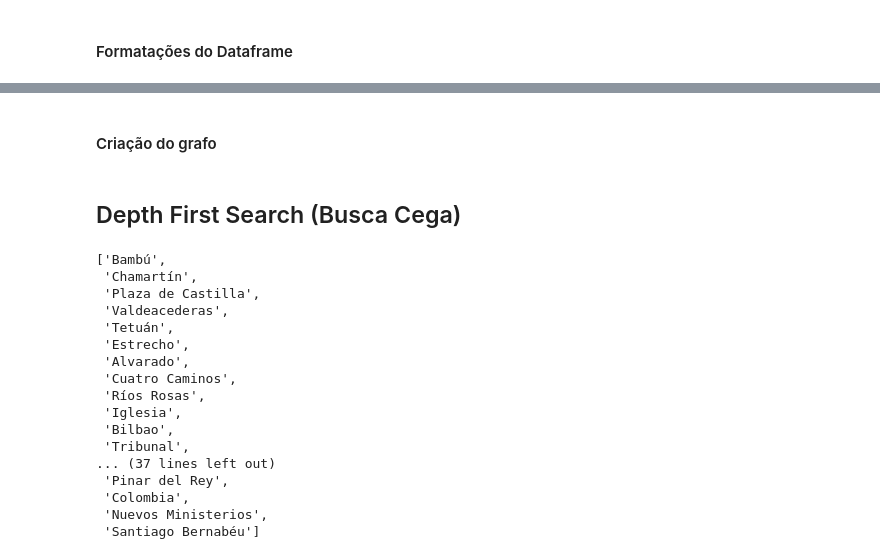
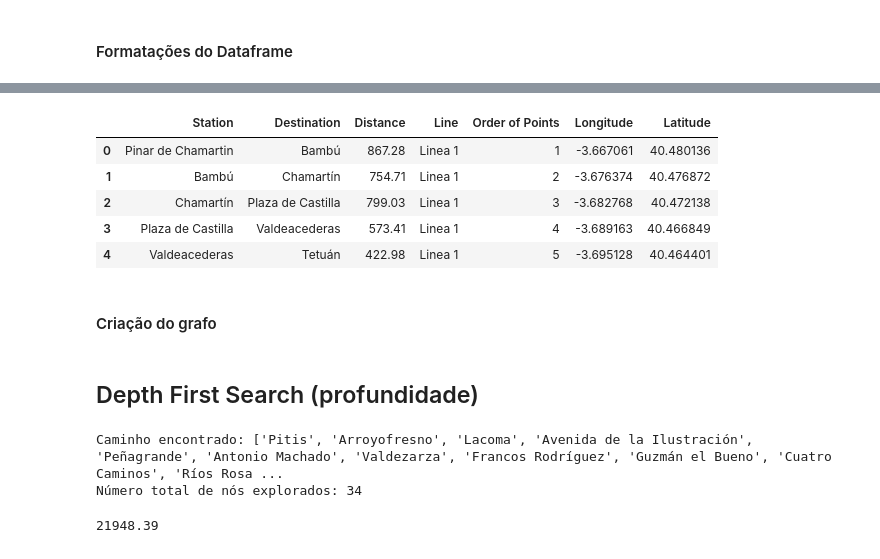
Before and after one commit to thiagodalladea/BuscaHeuristica, a Jupyter notebook: DFS.ipynb, the cells around one changed output, grey strips where cells are left out. Cells and saved outputs as stored; diff of their text form; code cells hidden in the pictures.

```diff
--- a/DFS.ipynb
+++ b/DFS.ipynb
@@ -69,3 +69,12 @@ df = pd.concat([df, new_rows], ignore_index=True)
+# %%
+df.head()
+# %% [output]
+|  | Station | Destination | Distance | Line | Order of Points | Longitude | Latitude |
+| 0 | Pinar de Chamartin | Bambú | 867.28 | Linea 1 | 1 | -3.667061 | 40.480136 |
+| 1 | Bambú | Chamartín | 754.71 | Linea 1 | 2 | -3.676374 | 40.476872 |
+| 2 | Chamartín | Plaza de Castilla | 799.03 | Linea 1 | 3 | -3.682768 | 40.472138 |
+| 3 | Plaza de Castilla | Valdeacederas | 573.41 | Linea 1 | 4 | -3.689163 | 40.466849 |
+| 4 | Valdeacederas | Tetuán | 422.98 | Linea 1 | 5 | -3.695128 | 40.464401 |
 # %% [markdown]
 #### Criação do grafo
 # %%
@@ -87,5 +96,5 @@ for row in df.itertuples():
 
     graph[station].append((destination, distance))
 # %% [markdown]
-## Depth First Search (Busca Cega)
+## Depth First Search (profundidade)
 # %%
@@ -113,23 +127,12 @@ def dfs(graph, station, destination, visited, path):
-# %%
-start = "Bambú"
-end = "Santiago Bernabéu"
-dfs_result_dict = dfs(graph, start, end, [], [])
-dfs_result_dict
-# %% [output]
-['Bambú',
- 'Chamartín',
- 'Plaza de Castilla',
- 'Valdeacederas',
- 'Tetuán',
- 'Estrecho',
- 'Alvarado',
- 'Cuatro Caminos',
- 'Ríos Rosas',
- 'Iglesia',
- 'Bilbao',
- 'Tribunal',
-... (37 lines left out)
- 'Pinar del Rey',
- 'Colombia',
- 'Nuevos Ministerios',
- 'Santiago Bernabéu']
+# %%
+start = "Pitis"
+end = "Valdecarros"
+nodes_explored = 0
+
+path, nodes_explored = dfs(graph, start, end, [], [], nodes_explored)
+
+print("Caminho encontrado:", path)
+print("Número total de nós explorados:", nodes_explored)
+# %% [output]
+Caminho encontrado: ['Pitis', 'Arroyofresno', 'Lacoma', 'Avenida de la Ilustración', 'Peñagrande', 'Antonio Machado', 'Valdezarza', 'Francos Rodríguez', 'Guzmán el Bueno', 'Cuatro Caminos', 'Ríos Rosa ...
+Número total de nós explorados: 34
@@ -135,0 +146,5 @@ dfs_result_dict
+# %%
+distance = total_distance(graph_df, path, start)
+print(distance)
+# %% [output]
+21948.39
```
Also changed, not shown: parts of 6 cells of this notebook, 3 other files.
